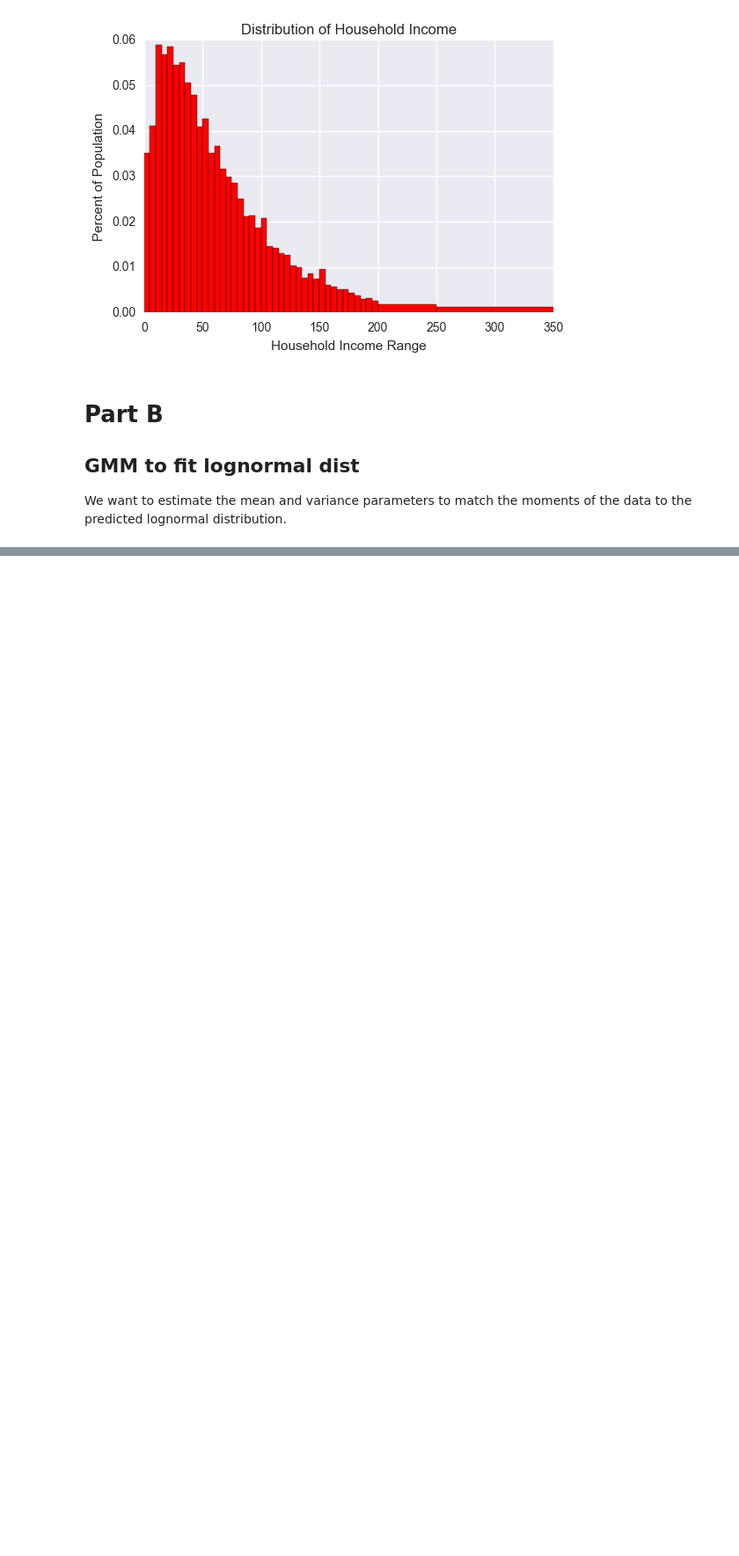
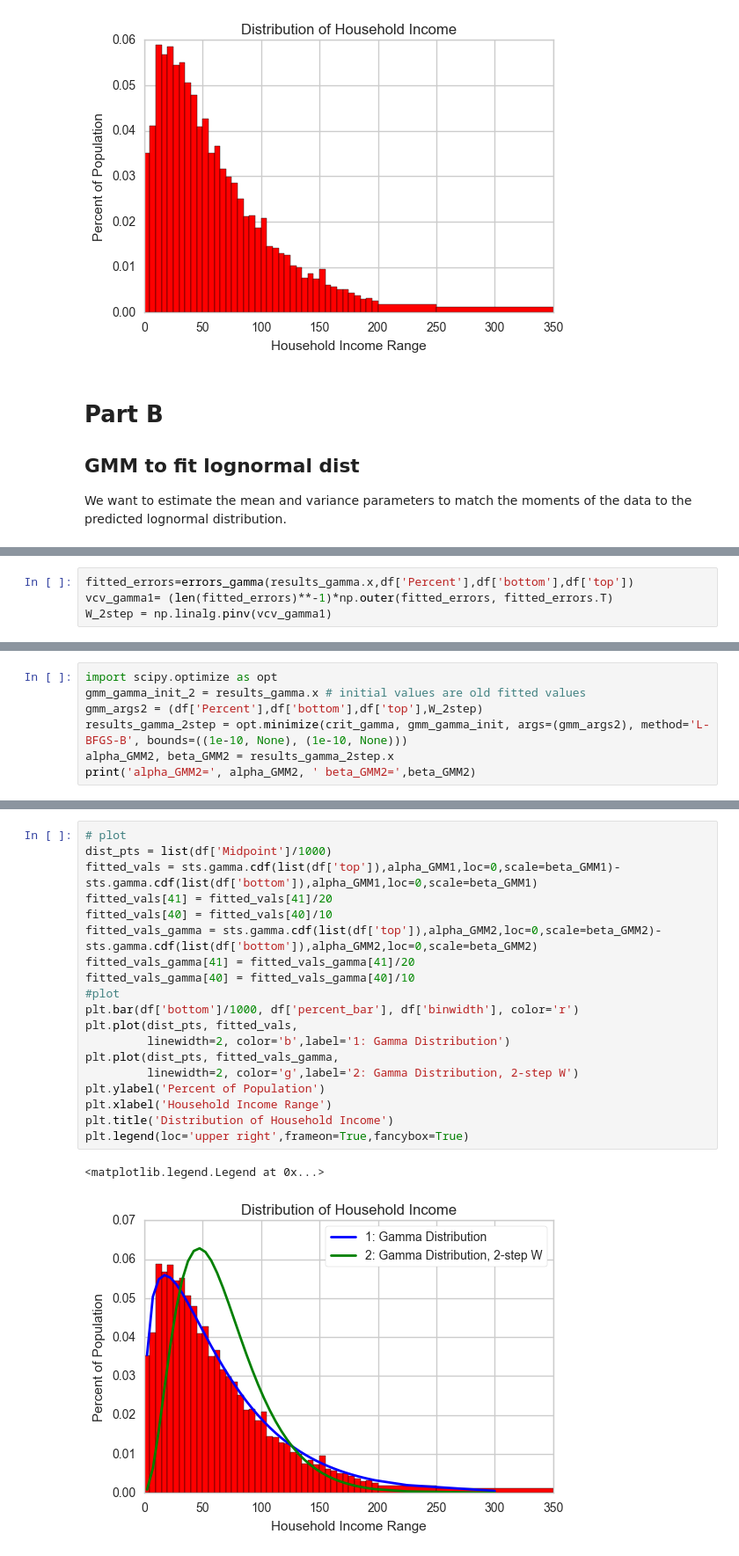
Before and after one commit to rickecon/StructEst_W17, a Jupyter notebook: Students/Olivia/PS4/PS4 Natan.ipynb, the cells around one changed output, grey strips where cells are left out. Shown at 88% size. Drawn from its saved outputs; the diff is of its cells as text; blank space fills up the shorter version.

```diff
--- a/Students/Olivia/PS4/PS4 Natan.ipynb
+++ b/Students/Olivia/PS4/PS4 Natan.ipynb
@@ -150,0 +266,4 @@ array([[ 0.03519016,  0.        ,  0.        , ...,  0.        ,
+# %%
+fitted_errors=errors_gamma(results_gamma.x,df['Percent'],df['bottom'],df['top'])
+vcv_gamma1= (len(fitted_errors)**-1)*np.outer(fitted_errors, fitted_errors.T)
+W_2step = np.linalg.pinv(vcv_gamma1)
@@ -150,0 +274,7 @@ array([[ 0.03519016,  0.        ,  0.        , ...,  0.        ,
+# %%
+import scipy.optimize as opt
+gmm_gamma_init_2 = results_gamma.x # initial values are old fitted values
+gmm_args2 = (df['Percent'],df['bottom'],df['top'],W_2step)
+results_gamma_2step = opt.minimize(crit_gamma, gmm_gamma_init, args=(gmm_args2), method='L-BFGS-B', bounds=((1e-10, None), (1e-10, None)))
+alpha_GMM2, beta_GMM2 = results_gamma_2step.x
+print('alpha_GMM2=', alpha_GMM2, ' beta_GMM2=',beta_GMM2)
@@ -150,0 +298,22 @@ array([[ 0.03519016,  0.        ,  0.        , ...,  0.        ,
+# %%
+# plot
+dist_pts = list(df['Midpoint']/1000)
+fitted_vals = sts.gamma.cdf(list(df['top']),alpha_GMM1,loc=0,scale=beta_GMM1)-sts.gamma.cdf(list(df['bottom']),alpha_GMM1,loc=0,scale=beta_GMM1)
+fitted_vals[41] = fitted_vals[41]/20
+fitted_vals[40] = fitted_vals[40]/10
+fitted_vals_gamma = sts.gamma.cdf(list(df['top']),alpha_GMM2,loc=0,scale=beta_GMM2)-sts.gamma.cdf(list(df['bottom']),alpha_GMM2,loc=0,scale=beta_GMM2)
+fitted_vals_gamma[41] = fitted_vals_gamma[41]/20
+fitted_vals_gamma[40] = fitted_vals_gamma[40]/10
+#plot
+plt.bar(df['bottom']/1000, df['percent_bar'], df['binwidth'], color='r')
+plt.plot(dist_pts, fitted_vals,
+         linewidth=2, color='b',label='1: Gamma Distribution')
+plt.plot(dist_pts, fitted_vals_gamma,
+         linewidth=2, color='g',label='2: Gamma Distribution, 2-step W')
+plt.ylabel('Percent of Population')
+plt.xlabel('Household Income Range')
+plt.title('Distribution of Household Income')
+plt.legend(loc='upper right',frameon=True,fancybox=True)
+# %% [output]
+<matplotlib.legend.Legend at 0x...>
+[figure, added]
```
Also changed, not shown: parts of 19 cells of this notebook, 1 other file.
